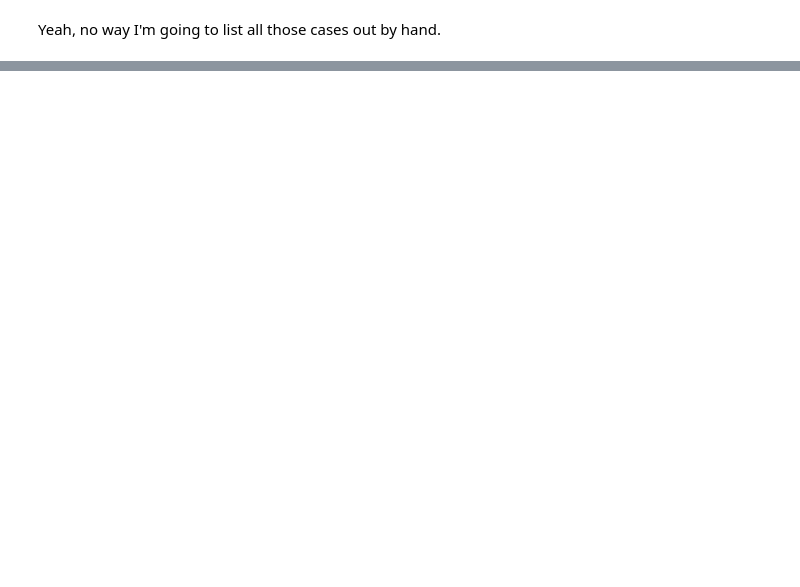
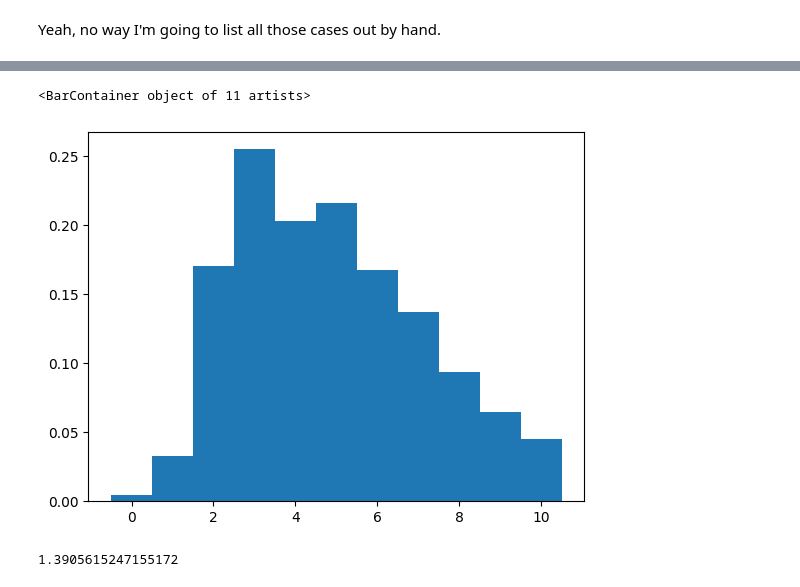
Before and after one commit to whusterj/war-room, a Jupyter notebook: 2024-02-18 including white results.ipynb, the cells around one changed output, grey strips where cells are left out. Cells and saved outputs as stored; diff of their text form; code cells hidden in the pictures; blank space fills up the shorter version.

```diff
--- a/2024-02-18 including white results.ipynb
+++ b/2024-02-18 including white results.ipynb
@@ -94,0 +207,15 @@ Yeah, no way I'm going to list all those cases out by hand.
+# %%
+# k = 8
+distro.append((
+    8,
+    (     bprob(10, 8, yb_prob)
+
+        + bprob(10, 7, yb_prob)
+        + bprob( 3, 1, wh_prob)
+
+        + bprob(10, 6, yb_prob)
+        + bprob( 4, 2, wh_prob)
+
+        + bprob(10, 5, yb_prob)
+        + bprob( 5, 3, wh_prob)) / 7
+))
@@ -94,0 +240,36 @@ Yeah, no way I'm going to list all those cases out by hand.
+# %%
+# k = 10
+distro.append((
+    10,
+    (     bprob(10, 10, yb_prob)
+
+        + bprob(10, 9, yb_prob)
+        + bprob( 1, 1, wh_prob)
+
+        + bprob(10, 8, yb_prob)
+        + bprob( 2, 2, wh_prob)
+
+        + bprob(10, 7, yb_prob)
+        + bprob( 3, 3, wh_prob)
+
+        + bprob(10, 6, yb_prob)
+        + bprob( 4, 4, wh_prob)
+
+        + bprob(10, 5, yb_prob)
+        + bprob( 5, 5, wh_prob)) / 11
+))
+# %%
+import matplotlib.pyplot as plt
+
+plt.clf()
+x_values, y_values = zip(*distro)
+
+plt.title("")
+plt.bar(x_values, y_values, align='center', width=1)
+# %% [output]
+<BarContainer object of 11 artists>
+[figure, added]
+# %%
+sum(y_values)
+# %% [output]
+1.3905615247155172
```
Also changed, not shown: parts of 49 cells of this notebook, 1 other file.
